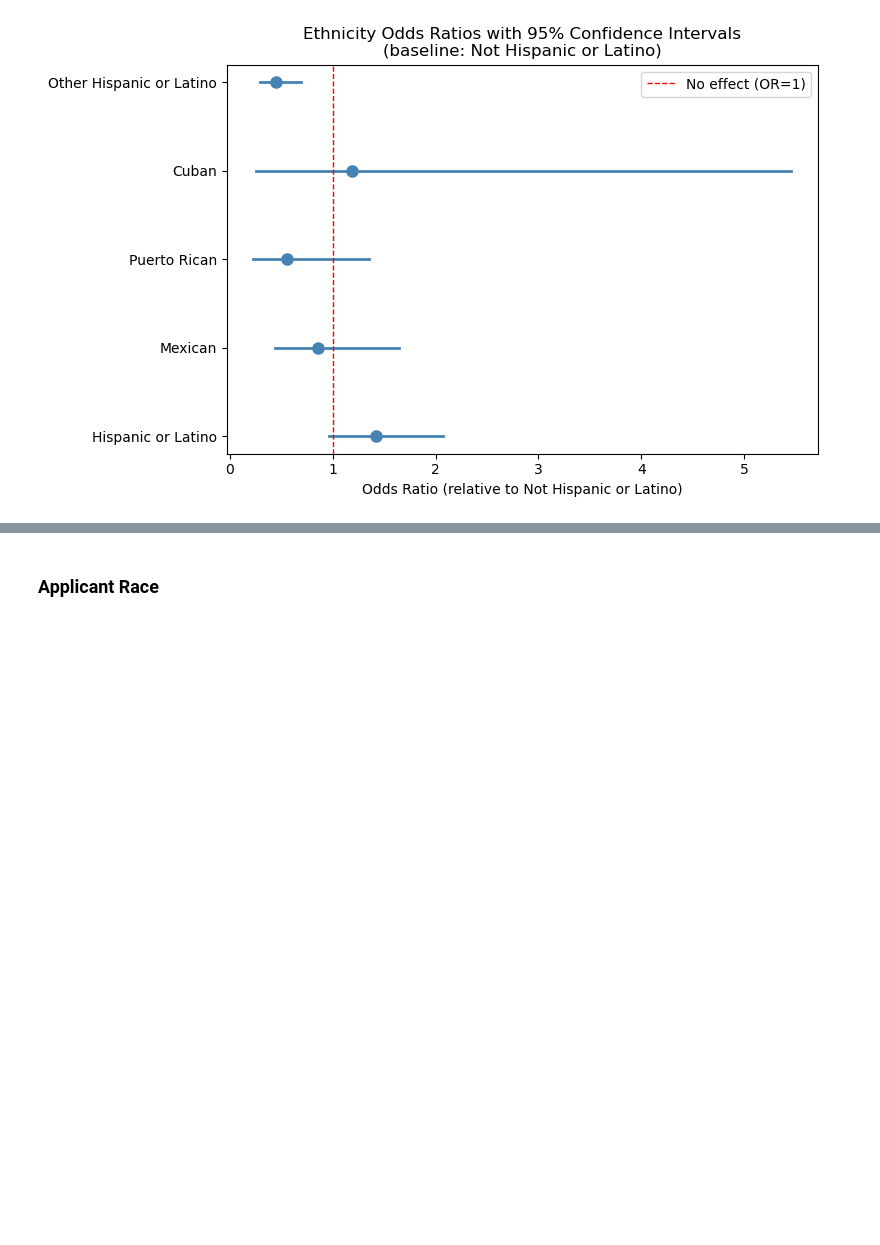
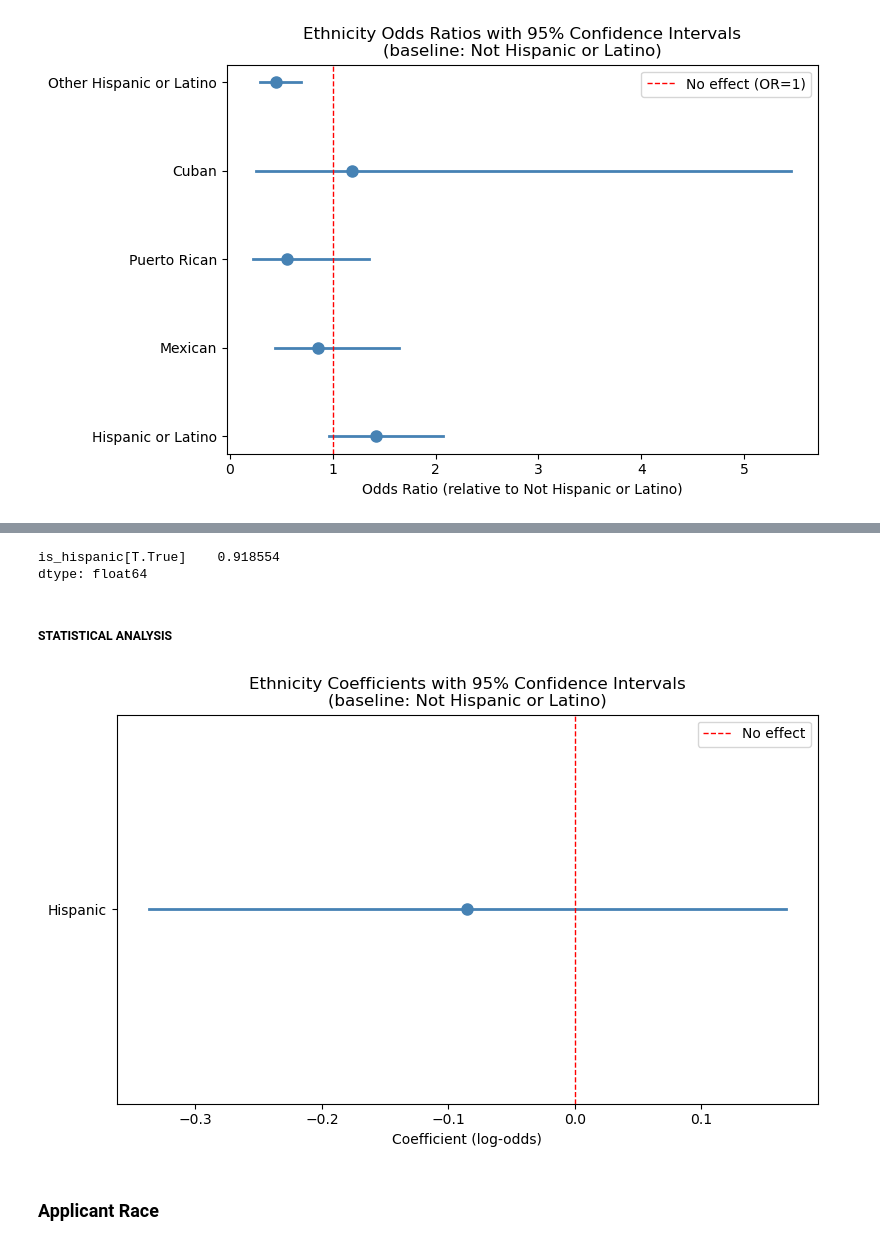
Before and after one commit to catdgomez/redlined_by_algorithm, a Jupyter notebook: notebooks/redlined_by_algorithm_exploratory.ipynb, the cells around one changed output, grey strips where cells are left out. Drawn from its saved outputs; the diff is of its cells as text; code cells hidden in the pictures; blank space fills up the shorter version.

Commit message:
add applicant race hispanic vs not hispanic coef plot

```diff
--- a/notebooks/redlined_by_algorithm_exploratory.ipynb
+++ b/notebooks/redlined_by_algorithm_exploratory.ipynb
@@ -1314,0 +1329,3 @@ plt.show()
+# %%
+# rop rows where ethnicity info wasn't provided or not applicable
+hdma_hispanic_not_hispanic = hmda_ohe_all[~hmda_ohe_all['applicant_ethnicity-1'].isin([3, 4])].copy()
@@ -1314,0 +1393,7 @@ plt.show()
+# %%
+model_logit_ae_h = smf.logit(formula = """
+                                        approved_originated_or_denied ~
+                                            is_hispanic + income + C(debt_to_income_ratio) + loan_to_value_ratio +
+                                            tract_minority_population_percent""", data=hdma_hispanic_not_hispanic)
+# %%
+res_ae_h = model_logit_ae_h.fit()#maxiter=200
@@ -1315,3 +1431,38 @@ plt.show()
+# %%
+np.exp(res_ae_h.params[['is_hispanic[T.True]']])
+# %% [output]
+is_hispanic[T.True]    0.918554
+dtype: float64
+# %% [markdown]
+##### STATISTICAL ANALYSIS
+# %%
+# pull coefficients and confidence intervals for ethnicity variables
+ethnicity_vars = ['is_hispanic[T.True]']
+labels = ['Hispanic']
+
+coefs_h = res_ae_h.params[ethnicity_vars]
+conf_h = res_ae_h.conf_int().loc[ethnicity_vars]
+
+# plot
+fig, ax = plt.subplots(figsize=(8, 5))
+
+for i, (var, label) in enumerate(zip(ethnicity_vars, labels)):
+    ax.plot([conf_h.loc[var, 0], conf_h.loc[var, 1]], [i, i], color='steelblue', linewidth=2)
+    ax.plot(coefs_h[var], i, 'o', color='steelblue', markersize=8)
+
+# reference line at zero
+ax.axvline(0, color='red', linestyle='--', linewidth=1, label='No effect')
+
+ax.set_yticks(range(len(labels)))
+ax.set_yticklabels(labels)
+ax.set_xlabel('Coefficient (log-odds)')
+ax.set_title('Ethnicity Coefficients with 95% Confidence Intervals\n(baseline: Not Hispanic or Latino)')
+ax.legend()
+plt.tight_layout()
+plt.savefig('../images/ae_h_coefs_w_95perct_conf_int_baseline_not_hispanic.png', bbox_inches='tight')
+plt.show()
+# %% [output]
+[figure, added]
 # %% [markdown]
 ### Applicant Race
 # %%
```
Also changed, not shown: parts of 10 cells of this notebook.
